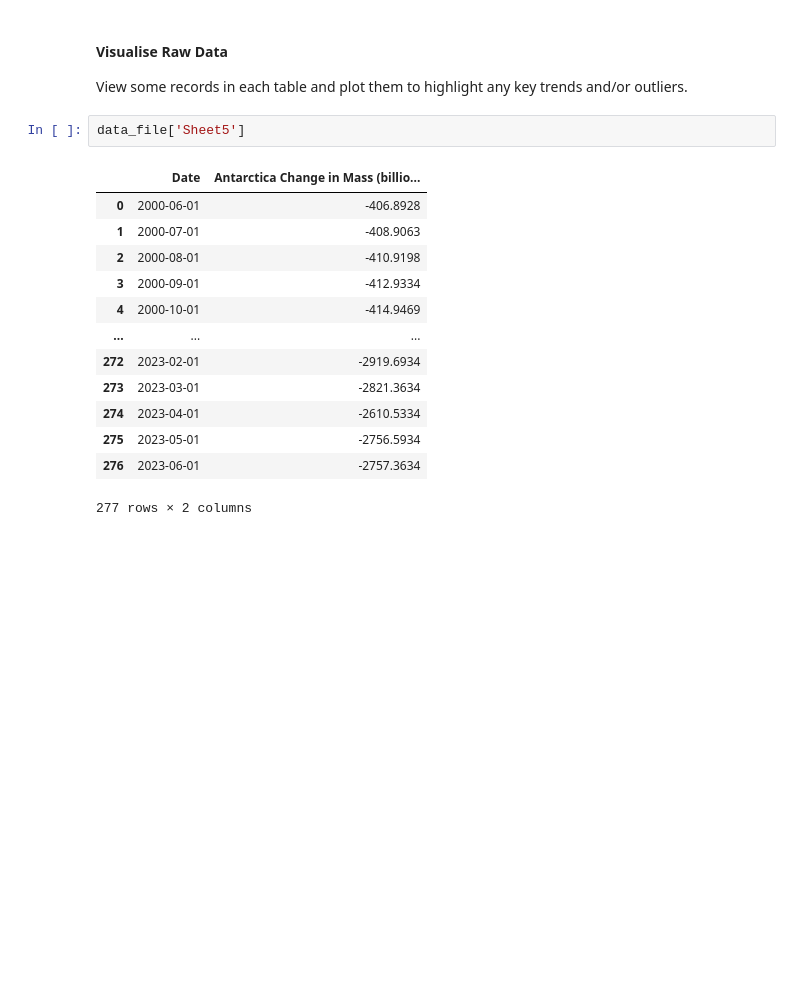
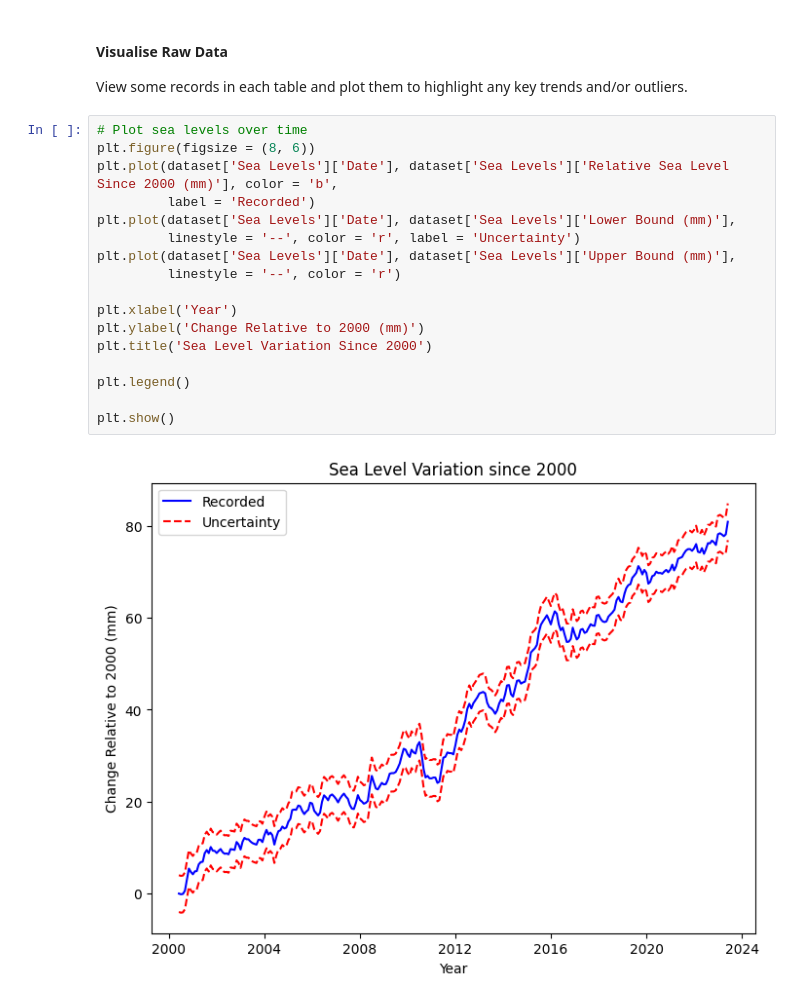
Before and after one commit to rraj786/Sea-Level-Predictions, a Jupyter notebook: Sea Level Predictions.ipynb, the cells around one changed output. Drawn from its saved outputs; the diff is of its cells as text; blank space fills up the shorter version.

```diff
--- a/Sea Level Predictions.ipynb
+++ b/Sea Level Predictions.ipynb
@@ -35,19 +47,22 @@ dataset = pd.read_excel('C:\\Users\\rohit\\OneDrive\\2024\\Sea Level Predictions
 # %% [markdown]
 #### Visualise Raw Data
 View some records in each table and plot them to highlight any key trends and/or outliers.
-# %%
-data_file['Sheet5']
-# %% [output]
-|  | Date | Antarctica Change in Mass (billio... |
-| 0 | 2000-06-01 | -406.8928 |
-| 1 | 2000-07-01 | -408.9063 |
-| 2 | 2000-08-01 | -410.9198 |
-| 3 | 2000-09-01 | -412.9334 |
-| 4 | 2000-10-01 | -414.9469 |
-| ... | ... | ... |
-| 272 | 2023-02-01 | -2919.6934 |
-| 273 | 2023-03-01 | -2821.3634 |
-| 274 | 2023-04-01 | -2610.5334 |
-| 275 | 2023-05-01 | -2756.5934 |
-| 276 | 2023-06-01 | -2757.3634 |
-277 rows × 2 columns
+# %%
+# Plot sea levels over time
+plt.figure(figsize = (8, 6))
+plt.plot(dataset['Sea Levels']['Date'], dataset['Sea Levels']['Relative Sea Level Since 2000 (mm)'], color = 'b',
+         label = 'Recorded')
+plt.plot(dataset['Sea Levels']['Date'], dataset['Sea Levels']['Lower Bound (mm)'],
+         linestyle = '--', color = 'r', label = 'Uncertainty')
+plt.plot(dataset['Sea Levels']['Date'], dataset['Sea Levels']['Upper Bound (mm)'],
+         linestyle = '--', color = 'r')
+
+plt.xlabel('Year')
+plt.ylabel('Change Relative to 2000 (mm)')
+plt.title('Sea Level Variation Since 2000')
+
+plt.legend()
+
+plt.show()
+# %% [output]
+[figure, added]
```
Also changed, not shown: parts of 8 cells of this notebook.
